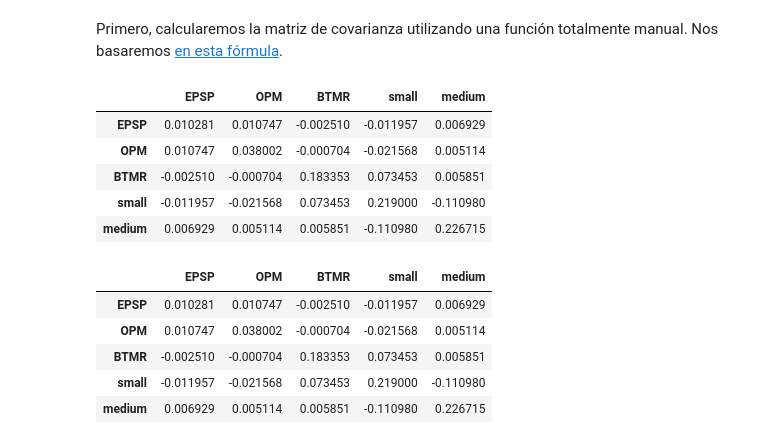
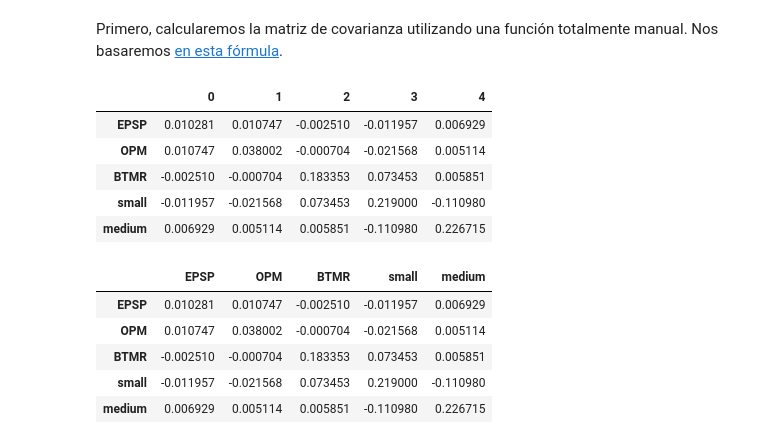
Before and after one commit to A01706155/TC3007C.502_Estadistica, a Jupyter notebook: parte1.ipynb, the cells around one changed output. Saved outputs shown, nothing was run; the diff lists cells and outputs as text; code cells hidden in the pictures.

```diff
--- a/parte1.ipynb
+++ b/parte1.ipynb
@@ -117,16 +113,16 @@ Primero, calcularemos la matriz de covarianza utilizando una función totalmente
 # %%
 # We calculate que covariance matrix using a manual function:
 # Refefence: https://docs.google.com/viewer?a=v&pid=sites&srcid=ZWdhZGVyemMubmV0fGZ6MzAzMHxneDozOTI1ODBmMGU2YTMzZGM1 last page and formula.
 def covar_x(x):
     dst_lenght = len(x)
     uno = np.ones((dst_lenght,1))
-    f_stp = x.T @ x; s_stp = x.T @ uno; t_stp = s_stp.T
-    covarianza = (f_stp - (1/dst_lenght) * (s_stp @ t_stp)) / (dst_lenght - 1)
+    f_stp = np.matmul(x.T, x); s_stp = np.matmul(x.T, uno); t_stp = s_stp.T
+    covarianza = (f_stp - (1/dst_lenght) * (np.matmul(s_stp, t_stp))) / (dst_lenght - 1)
     return covarianza
 
 covar_x(x)
 # %% [output]
-|  | EPSP | OPM | BTMR | small | medium |
+|  | 0 | 1 | 2 | 3 | 4 |
 | EPSP | 0.010281 | 0.010747 | -0.002510 | -0.011957 | 0.006929 |
 | OPM | 0.010747 | 0.038002 | -0.000704 | -0.021568 | 0.005114 |
 | BTMR | -0.002510 | -0.000704 | 0.183353 | 0.073453 | 0.005851 |
```
Also changed, not shown: parts of 7 cells of this notebook.
